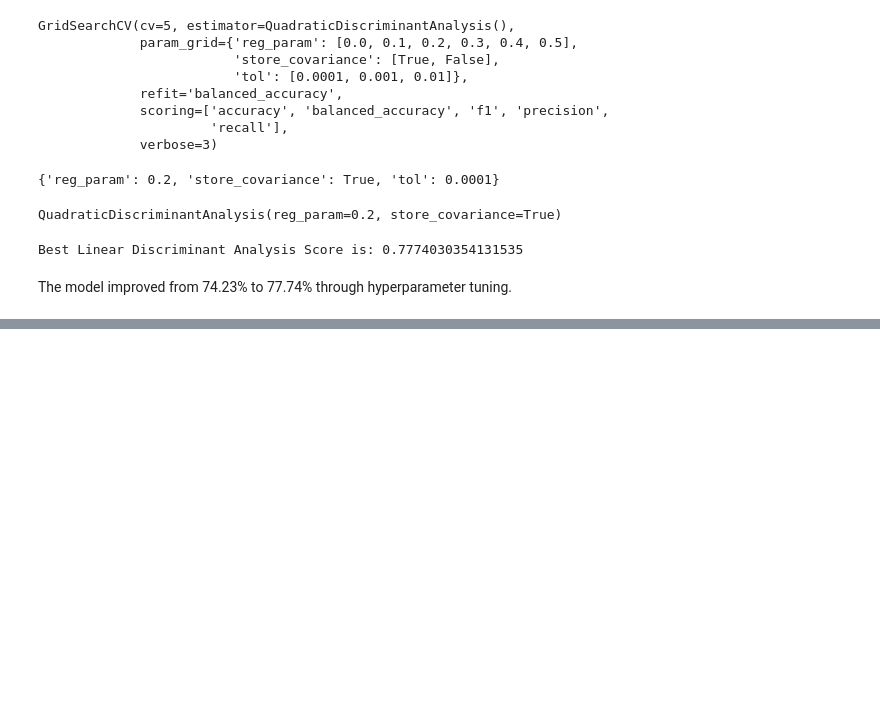
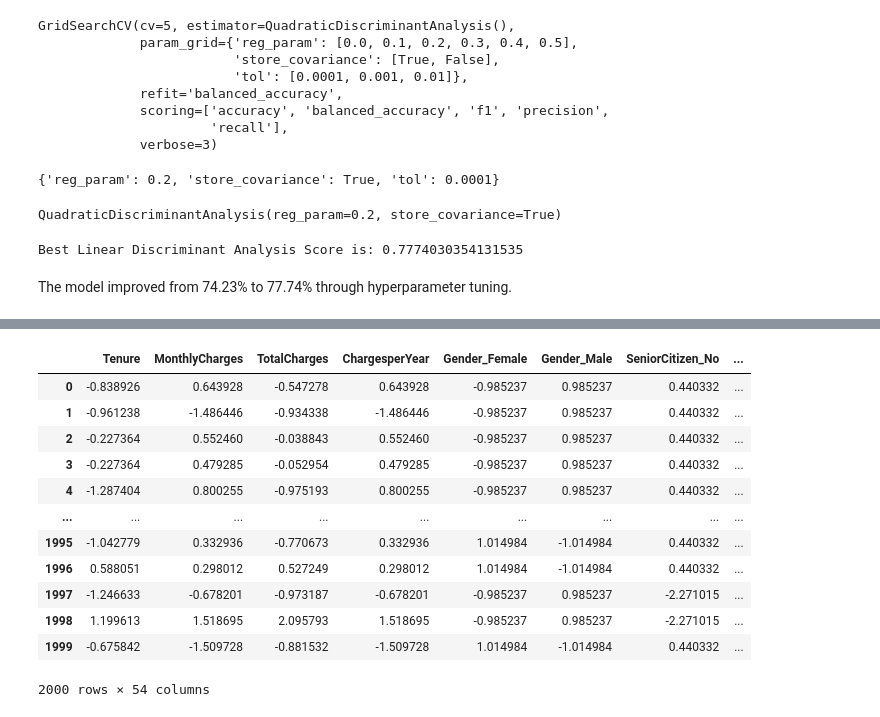
Before and after one commit to MarthaK-Coder/Azubi-Africa-LP2-Sprint, a Jupyter notebook: Project2 Notebook.ipynb, the cells around one changed output, grey strips where cells are left out. Cells and saved outputs as stored; diff of their text form; code cells hidden in the pictures; blank space fills up the shorter version.

```diff
--- a/Project2 Notebook.ipynb
+++ b/Project2 Notebook.ipynb
@@ -2725,0 +2779,18 @@ AttributeError: 'Source' object has no attribute 'asttext'
+# %%
+#lets the drop customerID column for predictions match the the data used in the models
+final_X_test_p = final_X_test.drop('CustomerID', axis = 1)
+final_X_test_p
+# %% [output]
+|  | Tenure | MonthlyCharges | TotalCharges | ChargesperYear | Gender_Female | Gender_Male | SeniorCitizen_No | ... |
+| 0 | -0.838926 | 0.643928 | -0.547278 | 0.643928 | -0.985237 | 0.985237 | 0.440332 | ... |
+| 1 | -0.961238 | -1.486446 | -0.934338 | -1.486446 | -0.985237 | 0.985237 | 0.440332 | ... |
+| 2 | -0.227364 | 0.552460 | -0.038843 | 0.552460 | -0.985237 | 0.985237 | 0.440332 | ... |
+| 3 | -0.227364 | 0.479285 | -0.052954 | 0.479285 | -0.985237 | 0.985237 | 0.440332 | ... |
+| 4 | -1.287404 | 0.800255 | -0.975193 | 0.800255 | -0.985237 | 0.985237 | 0.440332 | ... |
+| ... | ... | ... | ... | ... | ... | ... | ... | ... |
+| 1995 | -1.042779 | 0.332936 | -0.770673 | 0.332936 | 1.014984 | -1.014984 | 0.440332 | ... |
+| 1996 | 0.588051 | 0.298012 | 0.527249 | 0.298012 | 1.014984 | -1.014984 | 0.440332 | ... |
+| 1997 | -1.246633 | -0.678201 | -0.973187 | -0.678201 | -0.985237 | 0.985237 | -2.271015 | ... |
+| 1998 | 1.199613 | 1.518695 | 2.095793 | 1.518695 | -0.985237 | 0.985237 | -2.271015 | ... |
+| 1999 | -0.675842 | -1.509728 | -0.881532 | -1.509728 | 1.014984 | -1.014984 | 0.440332 | ... |
+2000 rows × 54 columns
```
Also changed, not shown: parts of 55 cells of this notebook.
